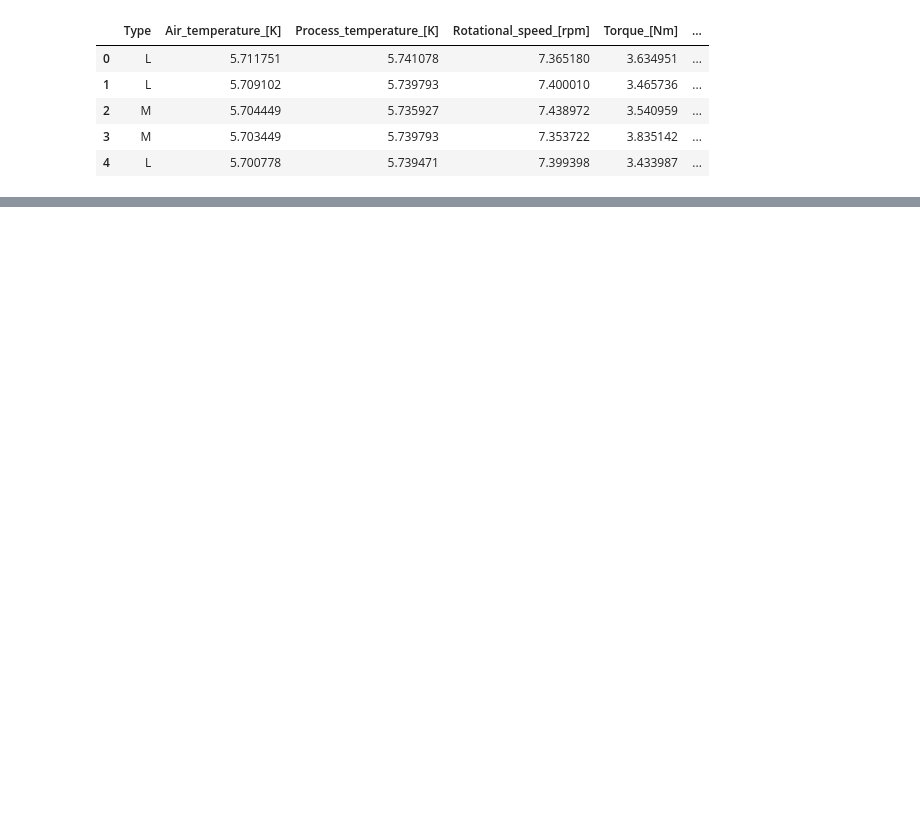
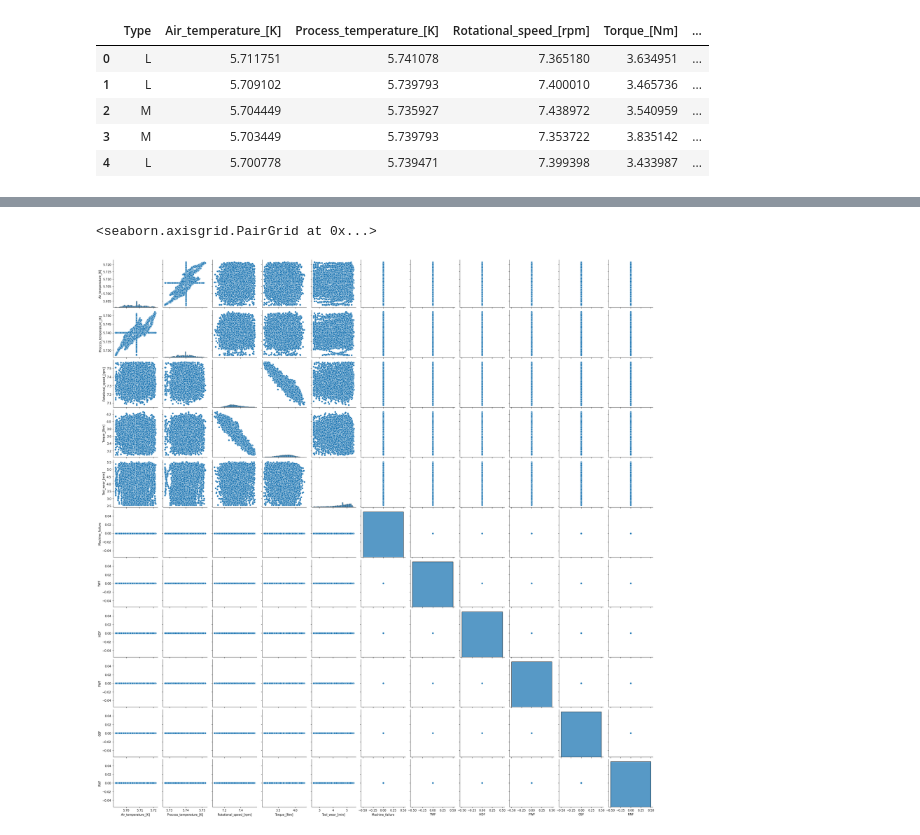
Before and after one commit to shima-maleki/exploratory-data-analysis---the-manufacturing-process363, a Jupyter notebook: data_preprocessing.ipynb, the cells around one changed output, grey strips where cells are left out. Drawn from its saved outputs; the diff is of its cells as text; code cells hidden in the pictures; blank space fills up the shorter version.

```diff
--- a/data_preprocessing.ipynb
+++ b/data_preprocessing.ipynb
@@ -490,0 +450,5 @@ dtype: float64
+# %%
+sns.pairplot(clean_data)
+# %% [output]
+<seaborn.axisgrid.PairGrid at 0x...>
+[figure, added]
```
Also changed, not shown: parts of 16 cells of this notebook, 4 other files.
